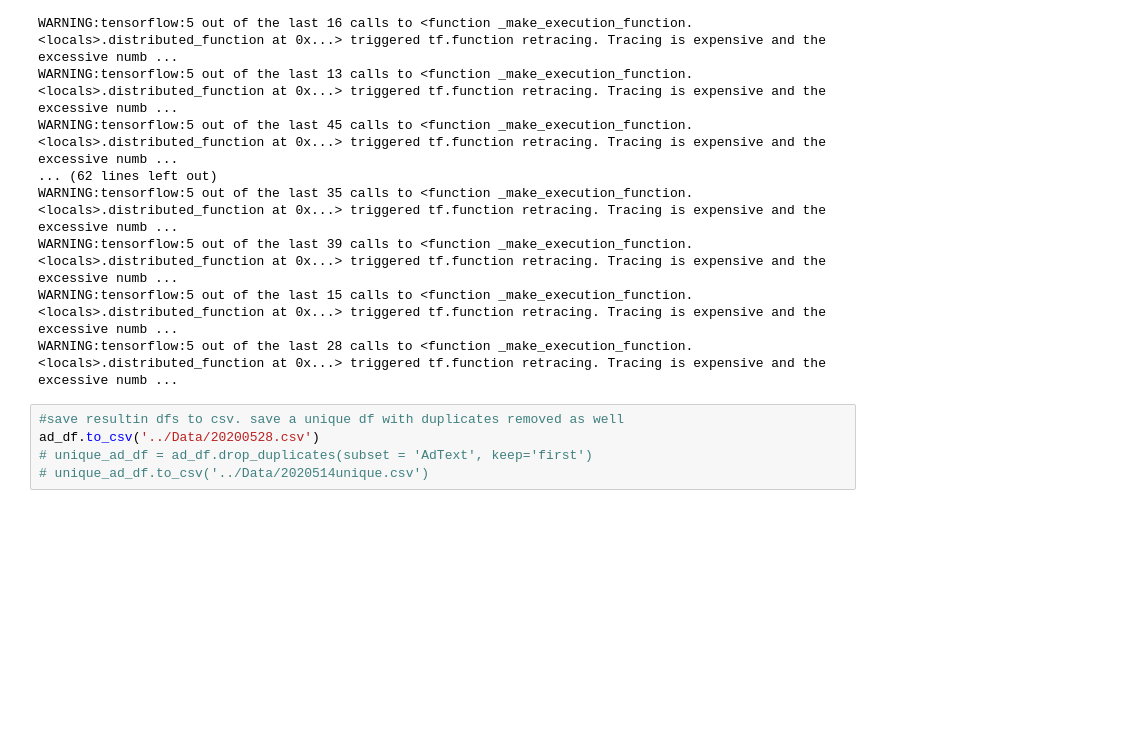
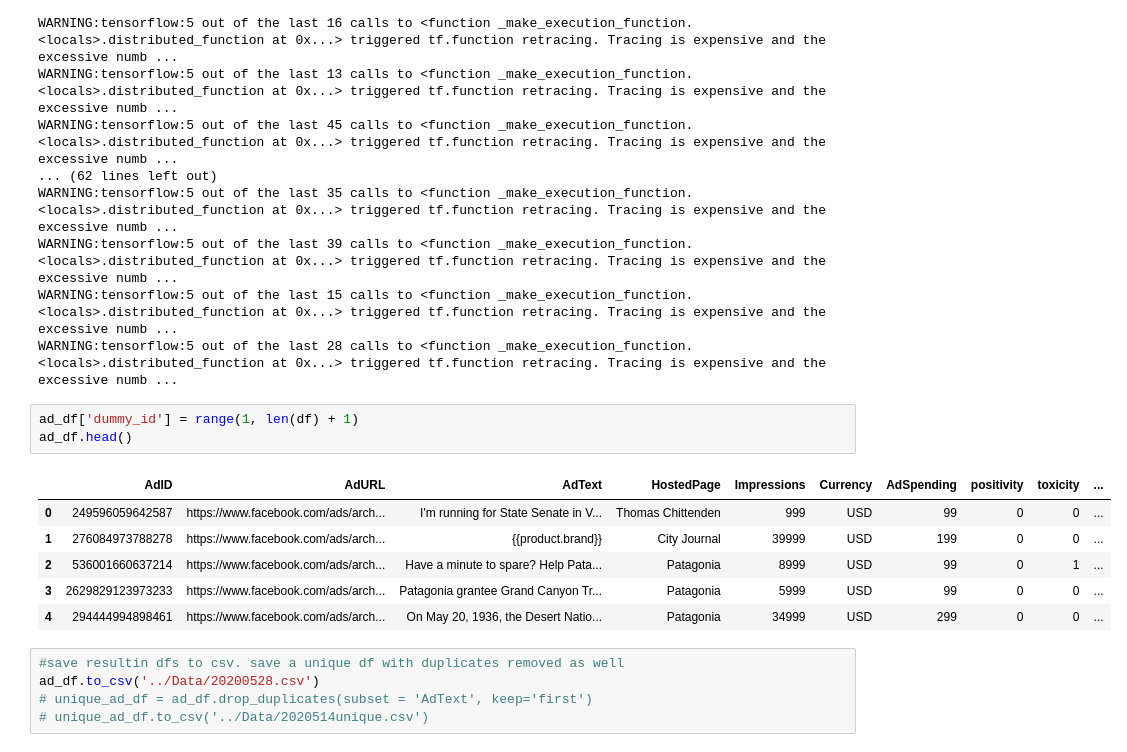
Before and after one commit to akfung/Ad-learning, a Jupyter notebook: Data Processing/data_cleaning.ipynb, the cells around one changed output. Drawn from its saved outputs; the diff is of its cells as text; blank space fills up the shorter version.

```diff
--- a/Data Processing/data_cleaning.ipynb
+++ b/Data Processing/data_cleaning.ipynb
@@ -96,6 +96,16 @@ WARNING:tensorflow:5 out of the last 35 calls to <function _make_execution_funct
 WARNING:tensorflow:5 out of the last 39 calls to <function _make_execution_function.<locals>.distributed_function at 0x...> triggered tf.function retracing. Tracing is expensive and the excessive numb ...
 WARNING:tensorflow:5 out of the last 15 calls to <function _make_execution_function.<locals>.distributed_function at 0x...> triggered tf.function retracing. Tracing is expensive and the excessive numb ...
 WARNING:tensorflow:5 out of the last 28 calls to <function _make_execution_function.<locals>.distributed_function at 0x...> triggered tf.function retracing. Tracing is expensive and the excessive numb ...
+# %%
+ad_df['dummy_id'] = range(1, len(df) + 1)
+ad_df.head()
+# %% [output]
+|  | AdID | AdURL | AdText | HostedPage | Impressions | Currency | AdSpending | positivity | toxicity | ... |
+| 0 | 249596059642587 | https://www.facebook.com/ads/arch... | I'm running for State Senate in V... | Thomas Chittenden | 999 | USD | 99 | 0 | 0 | ... |
+| 1 | 276084973788278 | https://www.facebook.com/ads/arch... | {{product.brand}} | City Journal | 39999 | USD | 199 | 0 | 0 | ... |
+| 2 | 536001660637214 | https://www.facebook.com/ads/arch... | Have a minute to spare? Help Pata... | Patagonia | 8999 | USD | 99 | 0 | 1 | ... |
+| 3 | 2629829123973233 | https://www.facebook.com/ads/arch... | Patagonia grantee Grand Canyon Tr... | Patagonia | 5999 | USD | 99 | 0 | 0 | ... |
+| 4 | 294444994898461 | https://www.facebook.com/ads/arch... | On May 20, 1936, the Desert Natio... | Patagonia | 34999 | USD | 299 | 0 | 0 | ... |
 # %%
 #save resultin dfs to csv. save a unique df with duplicates removed as well
 ad_df.to_csv('../Data/20200528.csv')
```
Also changed, not shown: 1 other file.
